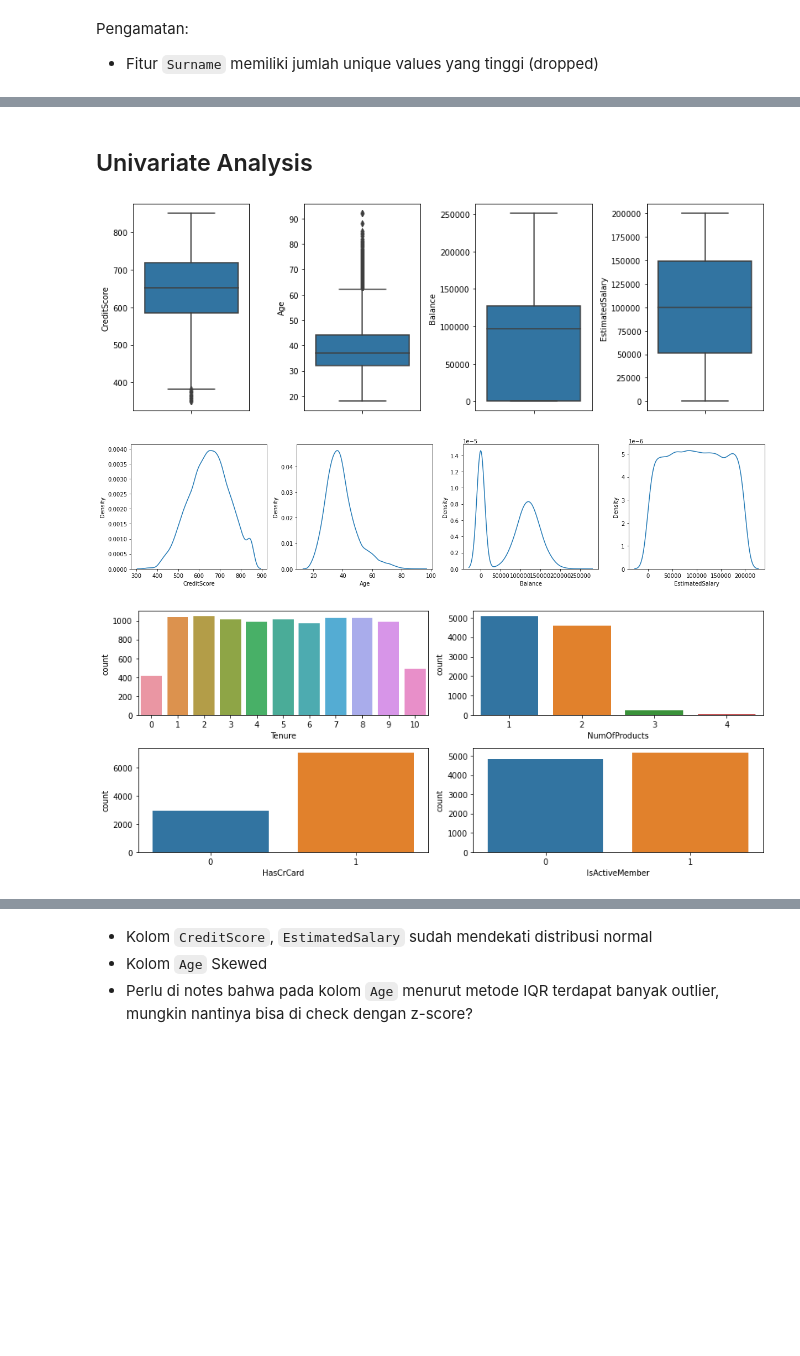
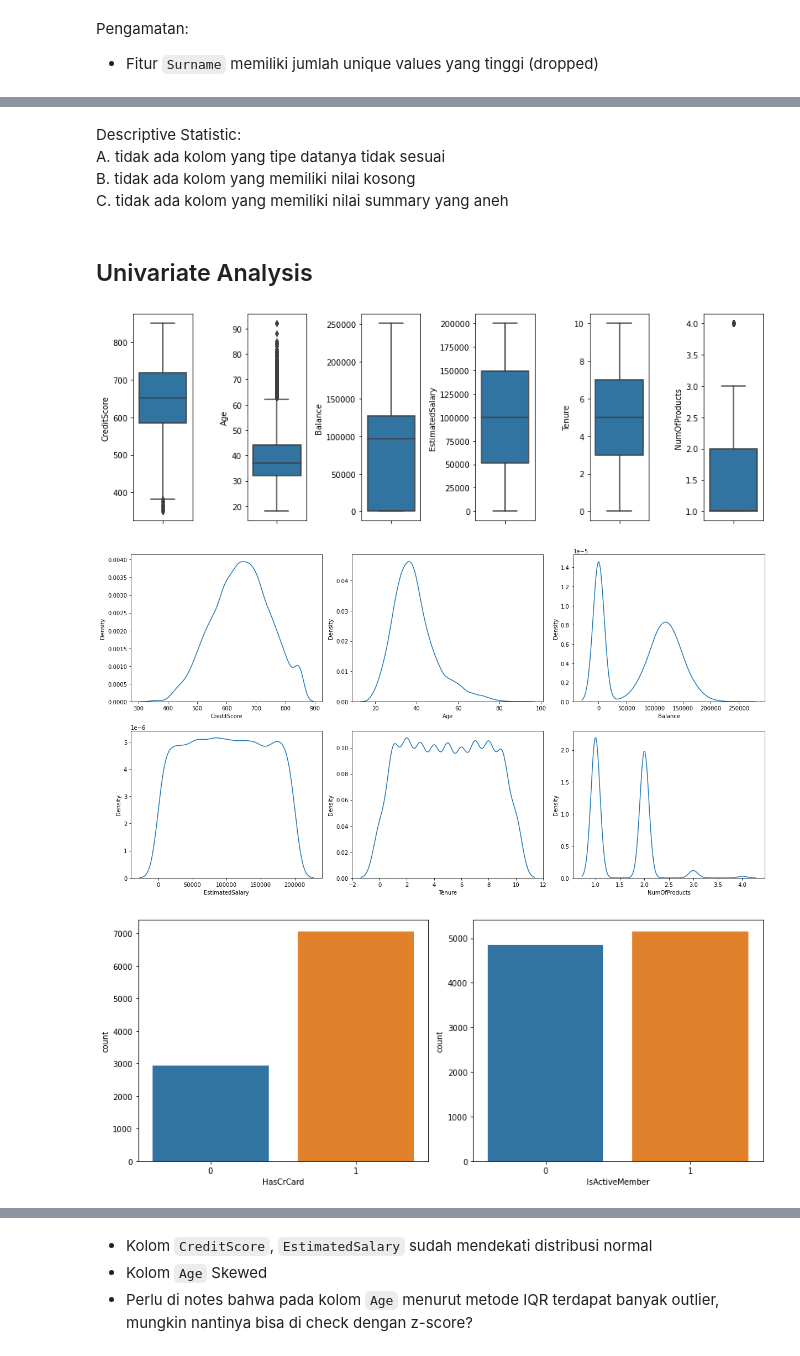
Before and after one commit to chakraskun/churn-modelling, a Jupyter notebook: eda_and_datviz.ipynb, the cells around one changed output, grey strips where cells are left out. Cells and saved outputs as stored; diff of their text form; code cells hidden in the pictures; blank space fills up the shorter version.

Commit message:
add bussiness insight and regroup categorical numerical

```diff
--- a/eda_and_datviz.ipynb
+++ b/eda_and_datviz.ipynb
@@ -65,14 +65,14 @@ numerical = [
   'CreditScore',
   'Age',
   'Balance',
-  'EstimatedSalary'
+  'EstimatedSalary',
+  'Tenure',
+  'NumOfProducts',
 ]
 categorical = [
   'Surname',
   'Geography',
   'Gender',
-  'Tenure',
-  'NumOfProducts',
   'HasCrCard',
   'IsActiveMember',
 ]
@@ -143,6 +143,11 @@ try:
   categorical.remove('Surname')
 except:
   pass
+# %% [markdown]
+Descriptive Statistic:<br>
+A. tidak ada kolom yang tipe datanya tidak sesuai<br>
+B. tidak ada kolom yang memiliki nilai kosong<br>
+C. tidak ada kolom yang memiliki nilai summary yang aneh
 # %% [markdown]
 ## Univariate Analysis
 # %%
@@ -151,24 +156,24 @@ for i in range(0, len(numerical)):
     sns.boxplot(y=df[numerical[i]])
     plt.tight_layout()
 # %% [output]
-[figure, old version]
+[figure, new version]
 # %%
-plt.figure(figsize=(17, 4))
+plt.figure(figsize=(17, 9))
 for i in range(0, len(numerical)):
-    plt.subplot(1, len(numerical), i+1)
+    plt.subplot(2, 3, i+1)
     sns.kdeplot(x=df[numerical[i]])
     plt.tight_layout()
 # %% [output]
-[figure, old version]
+[figure, new version]
 # %%
 categorical_int = df[categorical].select_dtypes(include=np.number).columns
 plt.figure(figsize=(12, 5))
 for i in range(0, len(categorical_int)):
-    plt.subplot(2, len(categorical_int)/2, i+1)
+    plt.subplot(1, 2, i+1)
     sns.countplot(x=df[categorical_int[i]])
     plt.xlabel(categorical_int[i])
     plt.tight_layout()
 # %% [output]
-[figure, old version]
+[figure, new version]
 # %%
 categorical_obj = df[categorical].select_dtypes(include=object).columns
```
Also changed, not shown: parts of 12 cells of this notebook, 1 other file.
